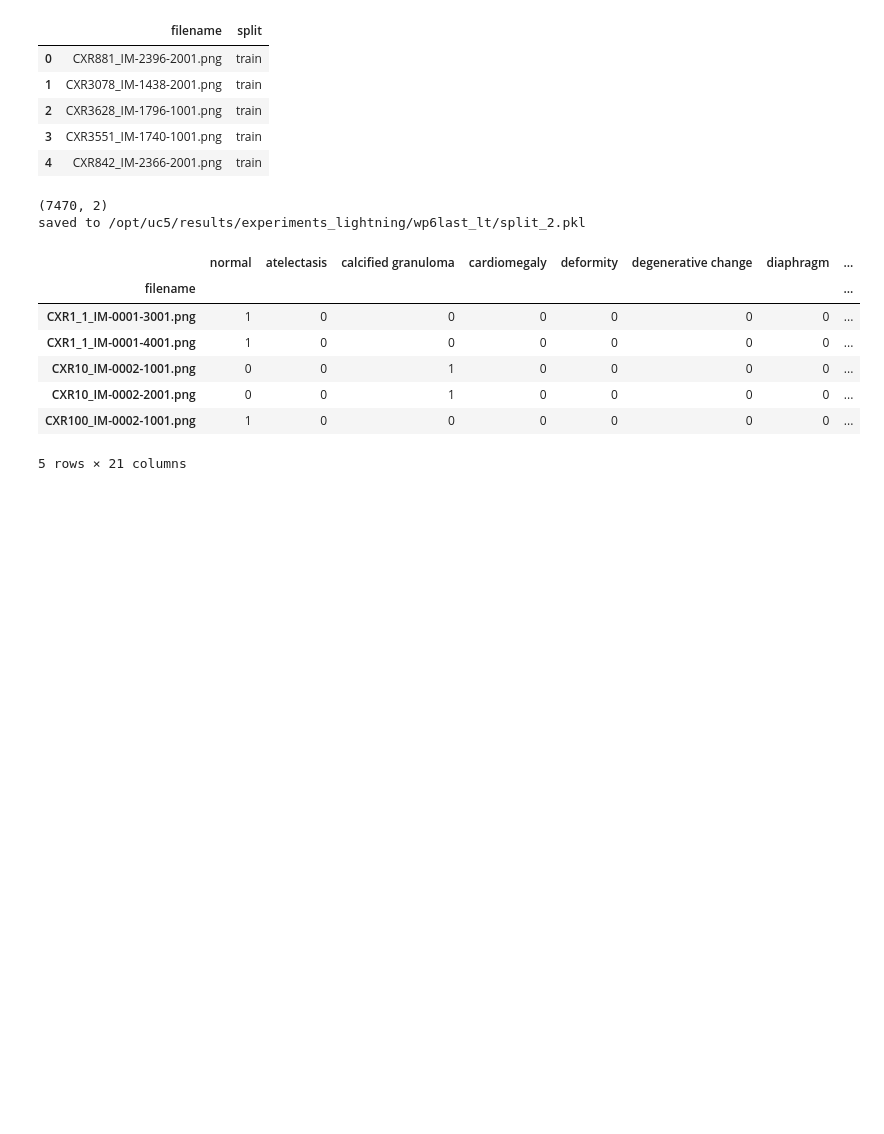
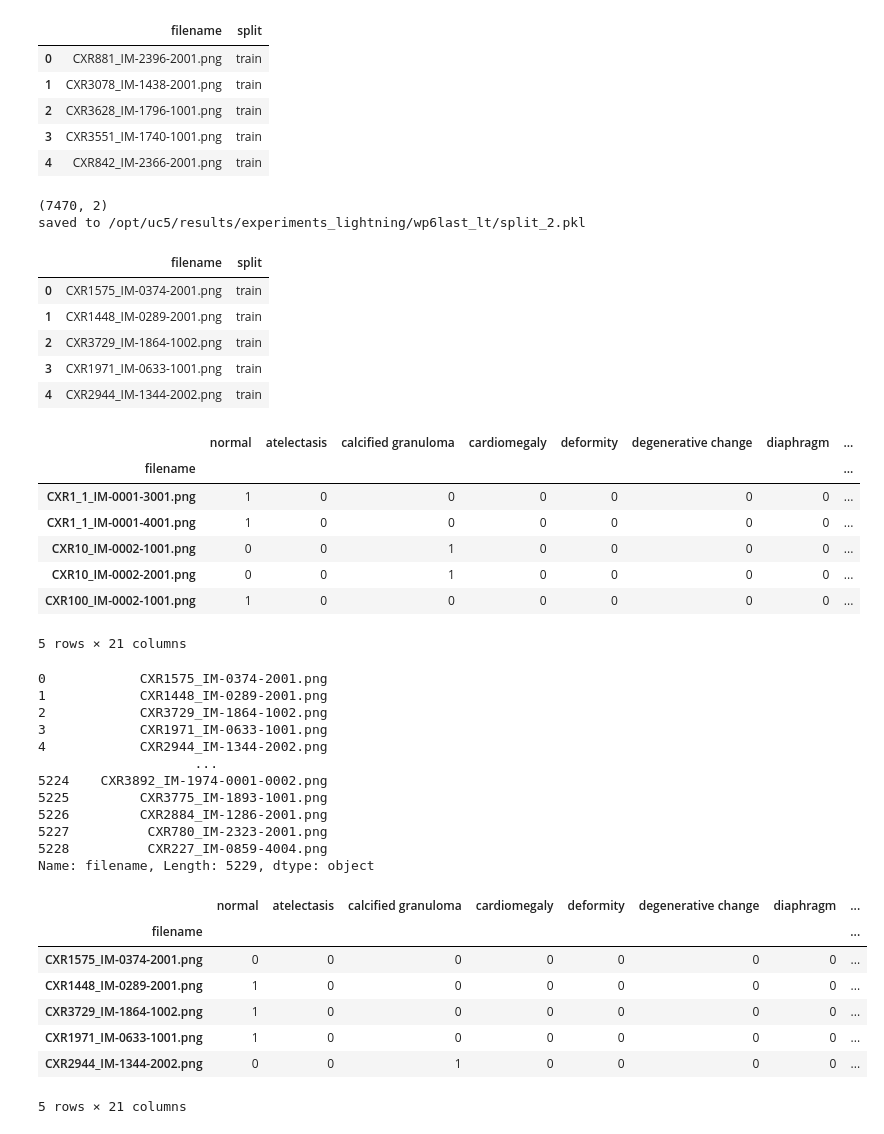
Before and after one commit to thistlillo/UC5_pipeline_forked, a Jupyter notebook: src/nb_iuchest_light_ds.ipynb, the cells around one changed output. Saved outputs shown, nothing was run; the diff lists cells and outputs as text; code cells hidden in the pictures; blank space fills up the shorter version.

```diff
--- a/src/nb_iuchest_light_ds.ipynb
+++ b/src/nb_iuchest_light_ds.ipynb
@@ -1979,18 +1979,52 @@ saved to /opt/uc5/results/experiments_lightning/wp6last_lt/split_2.pkl
 # %%
 import pandas as pd
 import pickle
 from posixpath import join
 
 fn = "/mnt/datasets/uc5/UC5_pipeline_forked/experiments_lightning/wp6last_lt/split_0.pkl"
 split = pd.read_pickle(fn)
+display(split.head())
 ds = pd.read_pickle("/mnt/datasets/uc5/UC5_pipeline_forked/experiments_lightning/wp6last_lt/img_dataset.pkl")
 display(ds.head())
+train_ids = split.loc[split.split == "train", "filename"].values
+print(split[split.split == "train"].filename)
+# print(train_ids)
+
+train = ds.loc[train_ids]
+
+display(train.head())
 # %% [output]
-|  | normal | atelectasis | calcified granuloma | cardiomegaly | deformity | degenerative change | diaphragm | ... |
-| filename |  |  |  |  |  |  |  | ... |
-| CXR1_1_IM-0001-3001.png | 1 | 0 | 0 | 0 | 0 | 0 | 0 | ... |
-| CXR1_1_IM-0001-4001.png | 1 | 0 | 0 | 0 | 0 | 0 | 0 | ... |
-| CXR10_IM-0002-1001.png | 0 | 0 | 1 | 0 | 0 | 0 | 0 | ... |
-| CXR10_IM-0002-2001.png | 0 | 0 | 1 | 0 | 0 | 0 | 0 | ... |
-| CXR100_IM-0002-1001.png | 1 | 0 | 0 | 0 | 0 | 0 | 0 | ... |
+|  | filename | split |
+| 0 | CXR1575_IM-0374-2001.png | train |
+| 1 | CXR1448_IM-0289-2001.png | train |
+| 2 | CXR3729_IM-1864-1002.png | train |
+| 3 | CXR1971_IM-0633-1001.png | train |
+| 4 | CXR2944_IM-1344-2002.png | train |
+|  | normal | atelectasis | calcified granuloma | cardiomegaly | deformity | degenerative change | diaphragm | ... |
+| filename |  |  |  |  |  |  |  | ... |
+| CXR1_1_IM-0001-3001.png | 1 | 0 | 0 | 0 | 0 | 0 | 0 | ... |
+| CXR1_1_IM-0001-4001.png | 1 | 0 | 0 | 0 | 0 | 0 | 0 | ... |
+| CXR10_IM-0002-1001.png | 0 | 0 | 1 | 0 | 0 | 0 | 0 | ... |
+| CXR10_IM-0002-2001.png | 0 | 0 | 1 | 0 | 0 | 0 | 0 | ... |
+| CXR100_IM-0002-1001.png | 1 | 0 | 0 | 0 | 0 | 0 | 0 | ... |
 5 rows × 21 columns
+0            CXR1575_IM-0374-2001.png
+1            CXR1448_IM-0289-2001.png
+2            CXR3729_IM-1864-1002.png
+3            CXR1971_IM-0633-1001.png
+4            CXR2944_IM-1344-2002.png
+                    ...
+5224    CXR3892_IM-1974-0001-0002.png
+5225         CXR3775_IM-1893-1001.png
+5226         CXR2884_IM-1286-2001.png
+5227          CXR780_IM-2323-2001.png
+5228          CXR227_IM-0859-4004.png
+Name: filename, Length: 5229, dtype: object
+|  | normal | atelectasis | calcified granuloma | cardiomegaly | deformity | degenerative change | diaphragm | ... |
+| filename |  |  |  |  |  |  |  | ... |
+| CXR1575_IM-0374-2001.png | 0 | 0 | 0 | 0 | 0 | 0 | 0 | ... |
+| CXR1448_IM-0289-2001.png | 1 | 0 | 0 | 0 | 0 | 0 | 0 | ... |
+| CXR3729_IM-1864-1002.png | 1 | 0 | 0 | 0 | 0 | 0 | 0 | ... |
+| CXR1971_IM-0633-1001.png | 1 | 0 | 0 | 0 | 0 | 0 | 0 | ... |
+| CXR2944_IM-1344-2002.png | 0 | 0 | 1 | 0 | 0 | 0 | 0 | ... |
+5 rows × 21 columns
```
Also changed, not shown: 6 other files.
